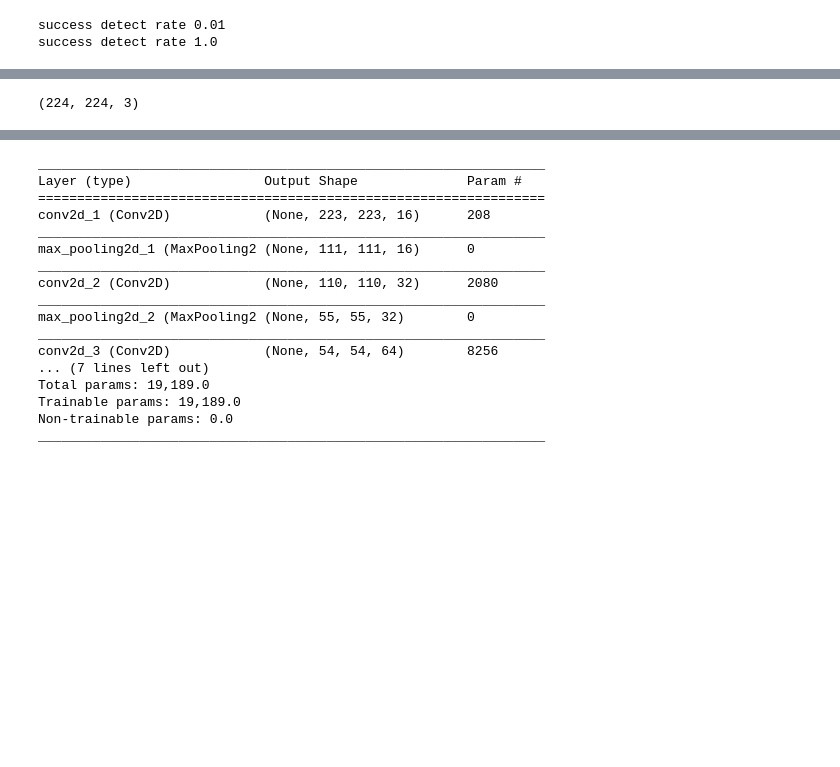
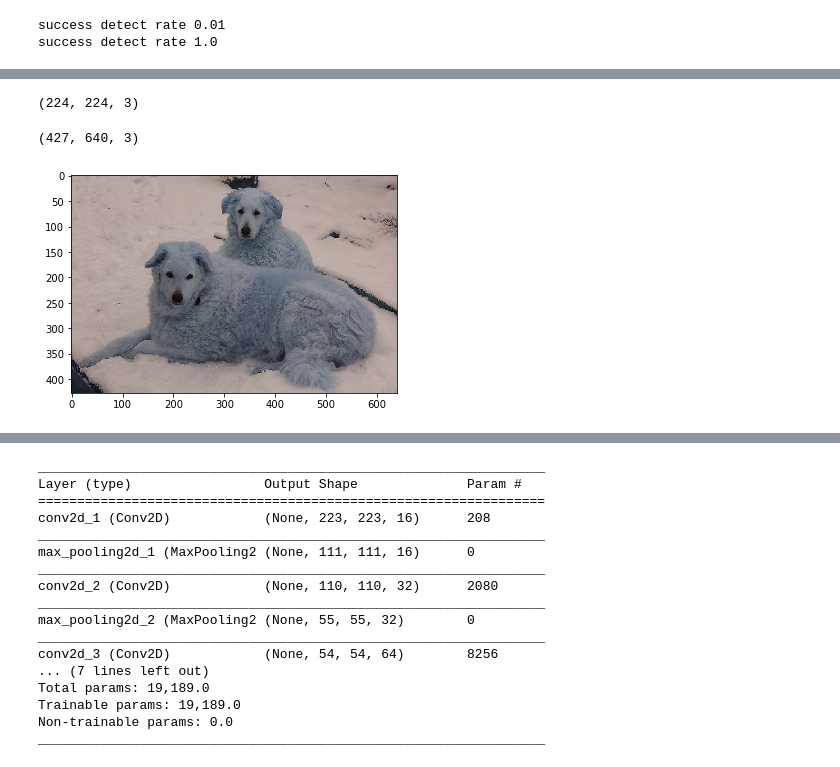
Before and after one commit to freedomkwok/nano_degree, a Jupyter notebook: dog-project/dog_app.ipynb, the cells around one changed output, grey strips where cells are left out. Cells and saved outputs as stored; diff of their text form; code cells hidden in the pictures; blank space fills up the shorter version.

```diff
--- a/dog-project/dog_app.ipynb
+++ b/dog-project/dog_app.ipynb
@@ -376,10 +384,6 @@ ImageFile.LOAD_TRUNCATED_IMAGES = True
 train_tensors = paths_to_tensor(train_files).astype('float32')/255
 valid_tensors = paths_to_tensor(valid_files).astype('float32')/255
 test_tensors = paths_to_tensor(test_files).astype('float32')/255
-# %%
-train_tensors[0].shape
-# %% [output]
-(224, 224, 3)
 # %% [markdown]
 ### (IMPLEMENTATION) Model Architecture
 
@@ -408,3 +412,14 @@ strides and kernel_size change size by stack up, no need to know previous value
 <li>strides: step for pool windows to move</li>
 <li>pool_size: pool window size</li>
 </ul>
+# %%
+train_tensors[:10][0].shape
+# %% [output]
+(224, 224, 3)
+# %%
+sample_img = cv2.imread(train_files[0])
+plt.imshow(sample_img)
+sample_img.shape
+# %% [output]
+(427, 640, 3)
+[figure, added]
```
Also changed, not shown: parts of 5 cells of this notebook, 1 other file.
